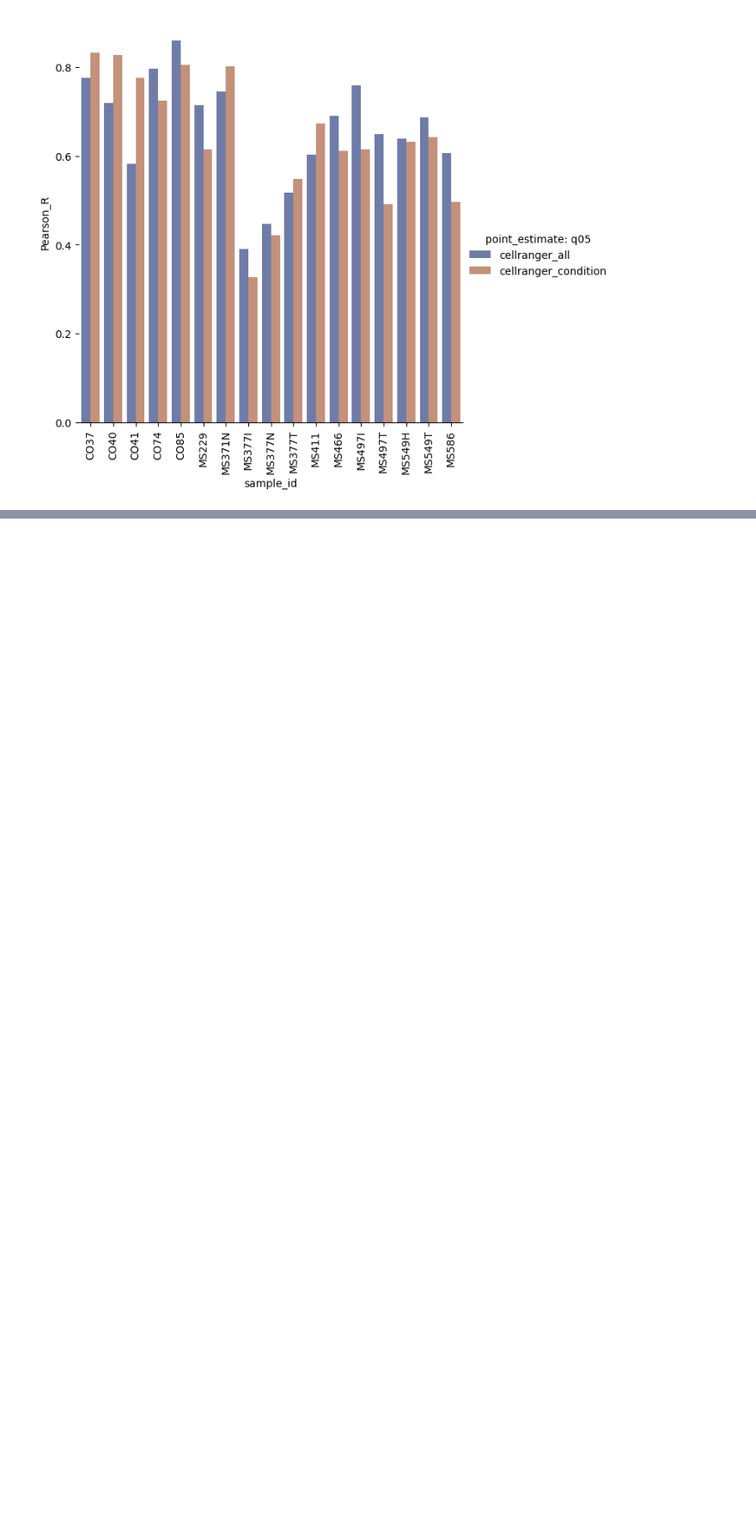
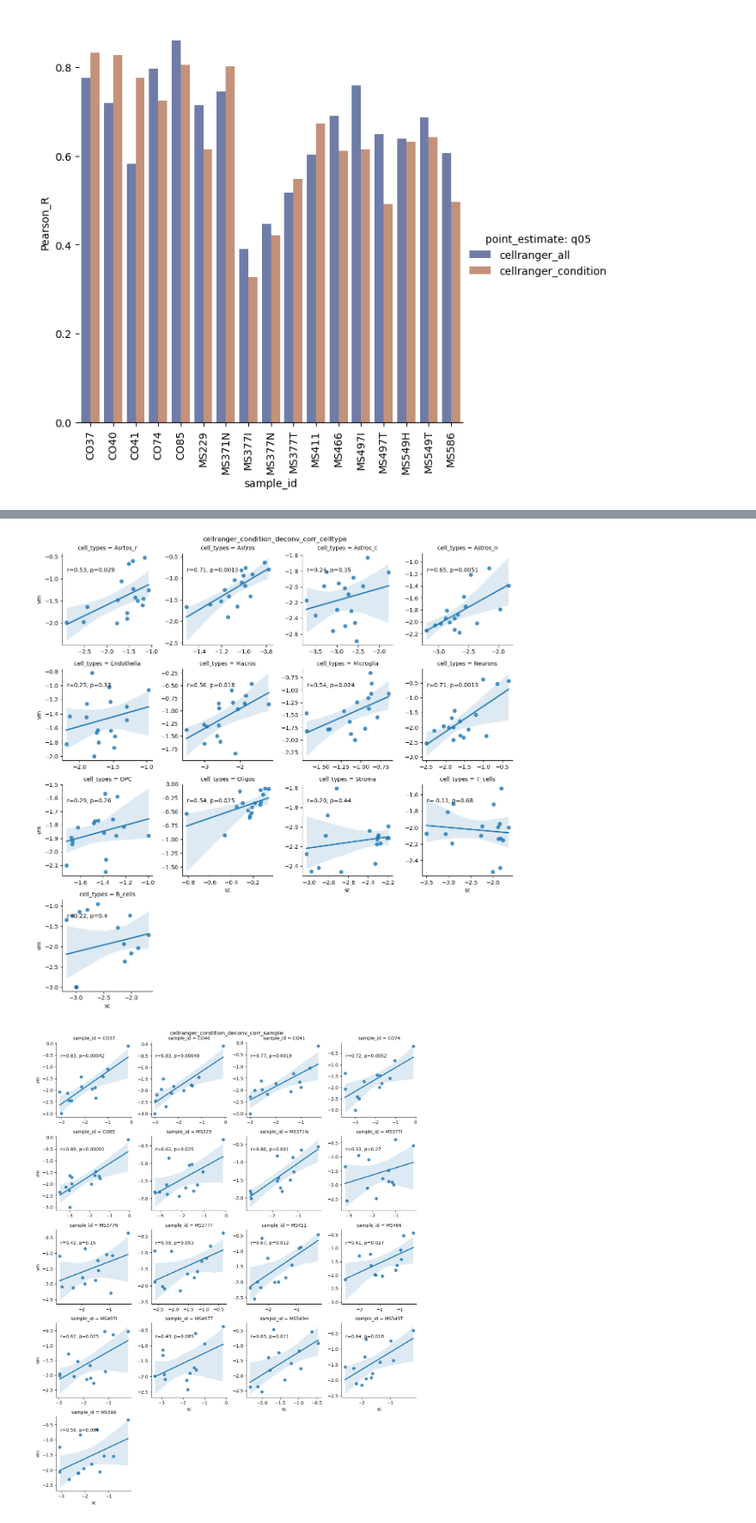
Before and after one commit to saezlab/VisiumMS, a Jupyter notebook: scripts/notebooks/eval_deconv_cellranger.ipynb, the cells around one changed output, grey strips where cells are left out. Shown at 86% size. Drawn from its saved outputs; the diff is of its cells as text; code cells hidden in the pictures; blank space fills up the shorter version.

```diff
--- a/scripts/notebooks/eval_deconv_cellranger.ipynb
+++ b/scripts/notebooks/eval_deconv_cellranger.ipynb
@@ -330,2 +310,9 @@ for method in ["cellranger"]:
+# %%
+method = "cellranger"
+model_call = "condition"
+plot_correlation(model_call, method, samples_oi, save_path=output_path, vis_proportions=vis_proportions, sc_proportions=sc_proportions)
+# %% [output]
+[figure, added]
+[figure, added]
 # %%
 method = "cellranger"
```
Also changed, not shown: parts of 17 cells of this notebook, 1 other file.
